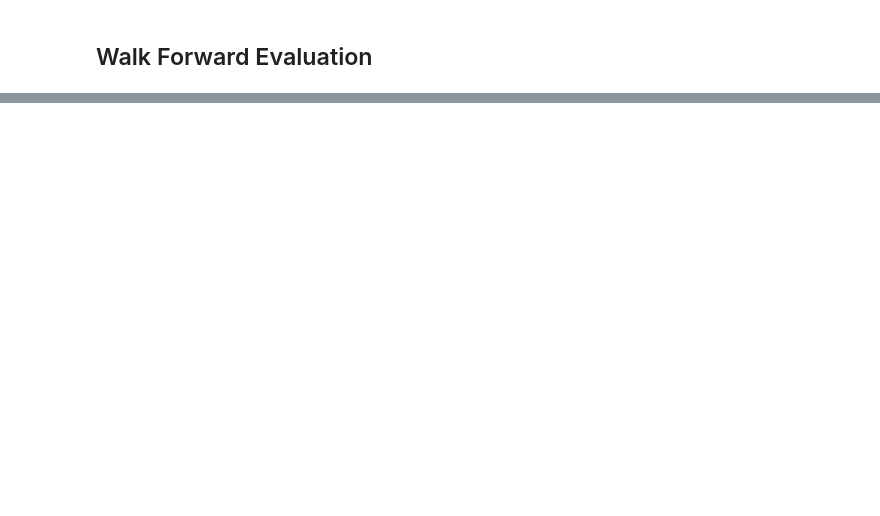
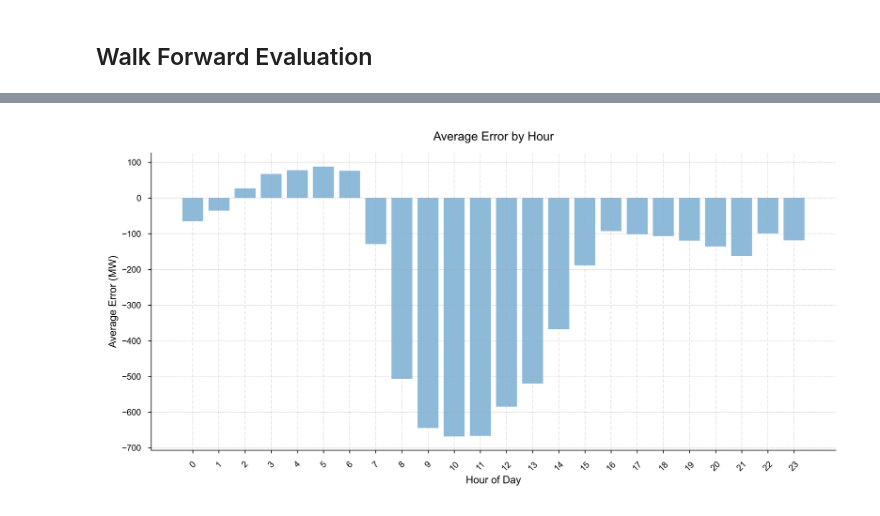
Before and after one commit to joypauls/forecastiso, a Jupyter notebook: notebooks/dev.ipynb, the cells around one changed output, grey strips where cells are left out. Saved outputs shown, nothing was run; the diff lists cells and outputs as text; code cells hidden in the pictures; blank space fills up the shorter version.

```diff
--- a/notebooks/dev.ipynb
+++ b/notebooks/dev.ipynb
@@ -374,0 +403,19 @@ plt.show()
+# %%
+# plot bar chart of average error by hour
+plt.figure(figsize=(12, 6))
+
+# conditionally color bars based on error
+# colors = ['green' if x < 0 else 'red' for x in avg_error_by_hour]
+# plt.bar(range(24), avg_error_by_hour, color=colors, alpha=0.7)
+
+plt.bar(range(24), avg_error_by_hour, alpha=0.5)
+# plt.bar(range(24), avg_var_by_hour, alpha=0.5)
+plt.title("Average Error by Hour")
+plt.xlabel("Hour of Day")
+plt.ylabel("Average Error (MW)")
+plt.xticks(range(24), rotation=45)
+# plt.yticks([])
+plt.grid(axis="y", linestyle="--", alpha=0.7, zorder=0)
+plt.show()
+# %% [output]
+[figure, added]
```
Also changed, not shown: parts of 11 cells of this notebook, 1 other file.
